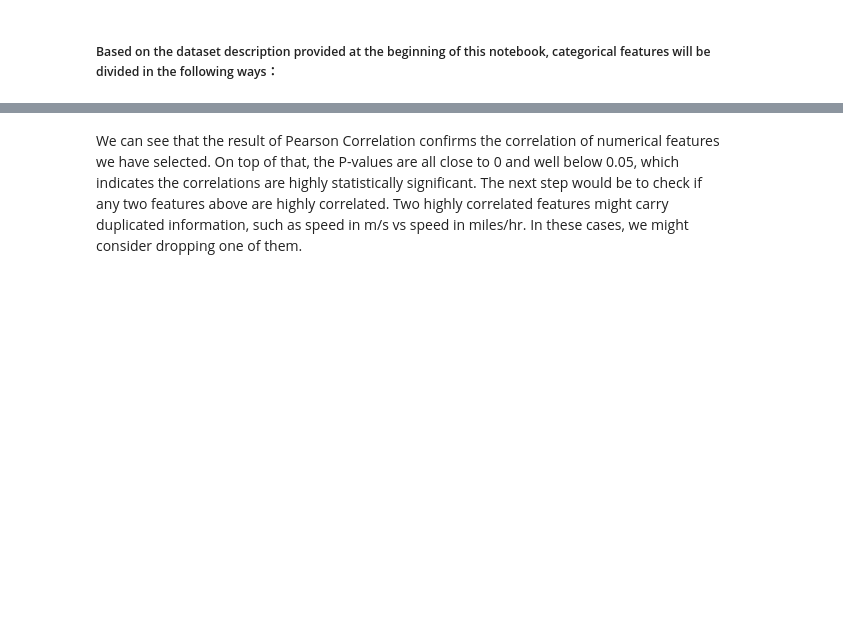
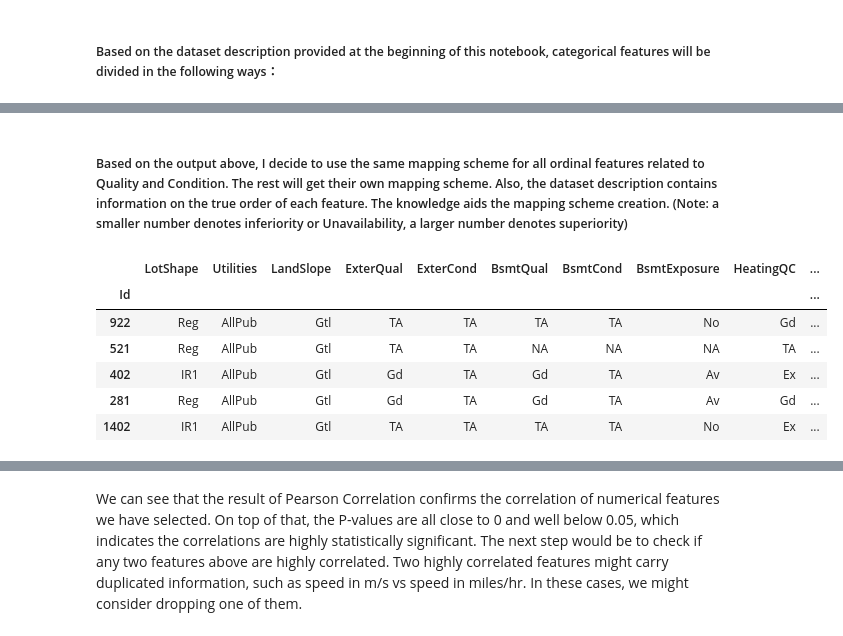
Before and after one commit to MTang0728/Ames_Housing_Price_Competition, a Jupyter notebook: Price_Prediction.ipynb, the cells around one changed output, grey strips where cells are left out. Cells and saved outputs as stored; diff of their text form; code cells hidden in the pictures; blank space fills up the shorter version.

Commit message:
finish encoding ordinal features

```diff
--- a/Price_Prediction.ipynb
+++ b/Price_Prediction.ipynb
@@ -511,8 +499,8 @@ for col in missing_cat_cols[:-1]:
 # impute group 1 with 'None'
 for col in ['PoolQC', 'MiscFeature', 'Alley', 'Fence', 'FireplaceQu', 'GarageCond', 'GarageType', 'GarageQual',
             'GarageFinish', 'BsmtFinType2', 'BsmtExposure', 'BsmtCond', 'BsmtQual', 'BsmtFinType1', 'MasVnrType']:
-    X_train_full[col].fillna('None', inplace = True)
-    X_test_full[col].fillna('None', inplace = True)
+    X_train_full[col].fillna('NA', inplace = True)
+    X_test_full[col].fillna('NA', inplace = True)
 
 # impute group 2with 'SBrkr'
 X_train_full['Electrical'].fillna('SBrkr', inplace = True)
@@ -577,0 +554,3 @@ ordinal_cat_cols = ['LotShape', 'Utilities', 'LandSlope', 'ExterQual', 'ExterCon
+# %%
+for col in ordinal_cat_cols:
+    print("{:<15}: {}".format(col, sorted(X_train_full[col].unique())))
@@ -577,0 +577,41 @@ ordinal_cat_cols = ['LotShape', 'Utilities', 'LandSlope', 'ExterQual', 'ExterCon
+# %% [markdown]
+##### Based on the output above, I decide to use the same mapping scheme for all ordinal features related to Quality and Condition. The rest will get their own mapping scheme. Also, the dataset description contains information on the true order of each feature. The knowledge  aids the mapping scheme creation. (Note: a smaller number denotes inferiority or Unavailability, a larger number denotes superiority)
+# %%
+# create mapping schemes
+QualCond_mapping = {'NA': 0, 'Po': 1, 'Fa': 2, 'TA': 3, 'Gd': 4, 'Ex': 5}
+LotShape_mapping = {'IR3': 0, 'IR2': 1, 'IR1': 2, 'Reg': 3}
+Utilities_mapping = {'NoSeWa': 0, 'AllPub': 1}
+LandSlope_mapping = {'Sev': 0, 'Mod': 1, 'Gtl': 2}
+BsmtExposure_mapping = {'NA': 0, 'No': 1, 'Mn': 2, 'Av': 3, 'Gd': 4}
+Electrical_mapping = {'Mix': 0, 'FuseP': 1, 'FuseF': 2, 'FuseA': 3, 'SBrkr': 4}
+Functional_mapping = {'Sal': 0, 'Sev': 1, 'Maj2': 2, 'Maj1': 3, 'Mod': 4, 'Min2': 5, 'Min1': 6, 'Typ': 7}
+GarageFinish_mapping = {'NA': 0, 'Unf': 1, 'RFn': 2, 'Fin': 3}
+PavedDrive_mapping = {'N': 0, 'P': 1, 'Y': 2}
+Fence_mapping = {'NA': 0, 'MnWw': 1, 'GdWo': 2, 'MnPrv': 3, 'GdPrv': 4}
+# %%
+# encode ordinal features in both training and testing set
+# encode ordinal features related to Quality and Condition
+QualCond_cols = ['ExterQual', 'ExterCond', 'BsmtQual', 'BsmtCond', 'HeatingQC', 'KitchenQual',
+                 'FireplaceQu', 'GarageQual', 'GarageCond', 'PoolQC']
+for col in QualCond_cols:
+    X_train_full[col] = X_train_full[col].map(QualCond_mapping)
+    X_test_full[col] = X_test_full[col].map(QualCond_mapping)
+
+# encode remaining ordinal features
+non_QualCond_ordinal_cols = [col for col in ordinal_cat_cols if col not in QualCond_cols]
+non_QualCond_ordinal_mappings = [LotShape_mapping, Utilities_mapping, LandSlope_mapping, BsmtExposure_mapping, Electrical_mapping,
+                                 Functional_mapping, GarageFinish_mapping, PavedDrive_mapping, Fence_mapping]
+
+for col, mapping in zip(non_QualCond_ordinal_cols, non_QualCond_ordinal_mappings):
+    X_train_full[col] = X_train_full[col].map(mapping)
+    X_test_full[col] = X_test_full[col].map(mapping)
+# %%
+X_train_full[ordinal_cat_cols].head(5)
+# %% [output]
+|  | LotShape | Utilities | LandSlope | ExterQual | ExterCond | BsmtQual | BsmtCond | BsmtExposure | HeatingQC | ... |
+| Id |  |  |  |  |  |  |  |  |  | ... |
+| 922 | Reg | AllPub | Gtl | TA | TA | TA | TA | No | Gd | ... |
+| 521 | Reg | AllPub | Gtl | TA | TA | NA | NA | NA | TA | ... |
+| 402 | IR1 | AllPub | Gtl | Gd | TA | Gd | TA | Av | Ex | ... |
+| 281 | Reg | AllPub | Gtl | Gd | TA | Gd | TA | Av | Gd | ... |
+| 1402 | IR1 | AllPub | Gtl | TA | TA | TA | TA | No | Ex | ... |
```
Also changed, not shown: parts of 14 cells of this notebook.
